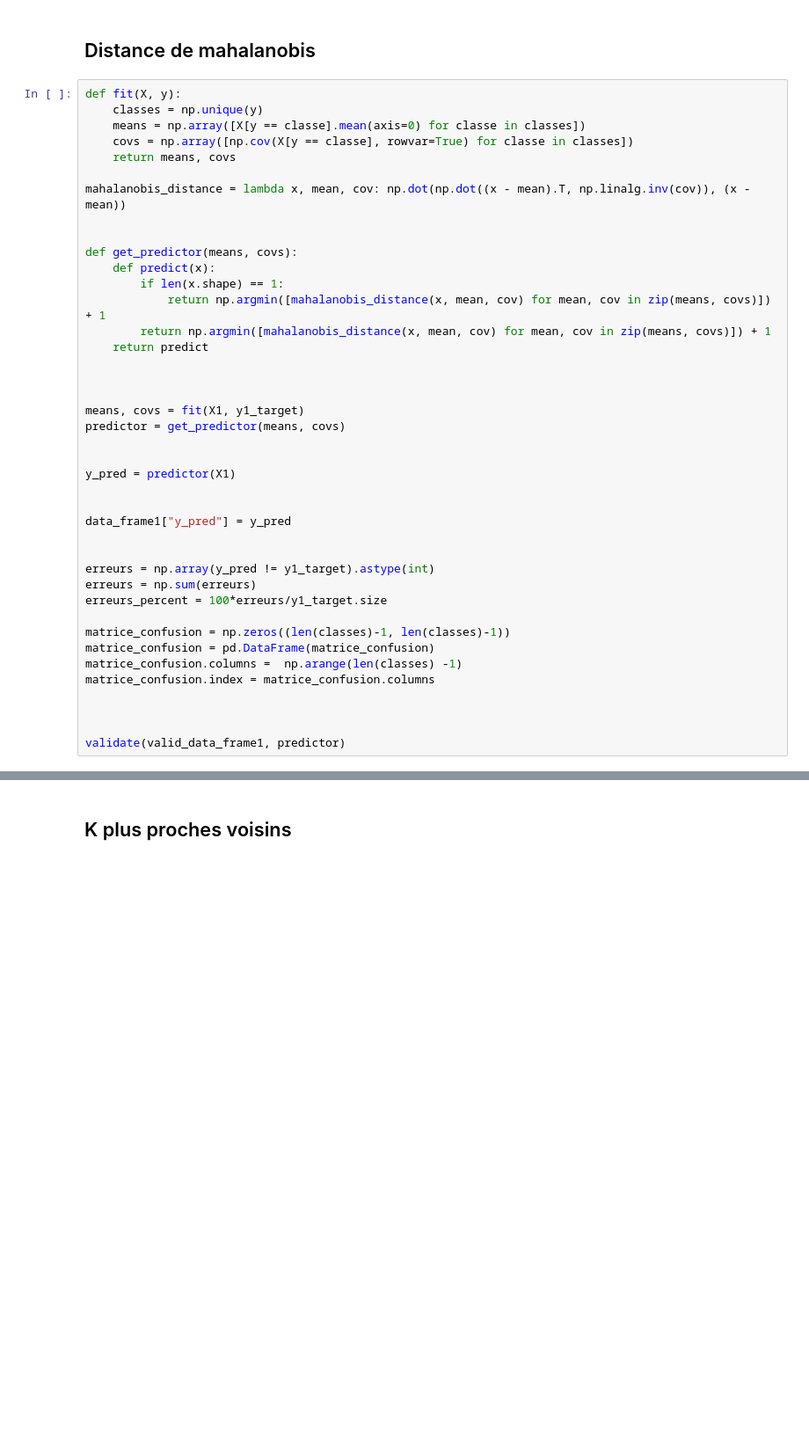
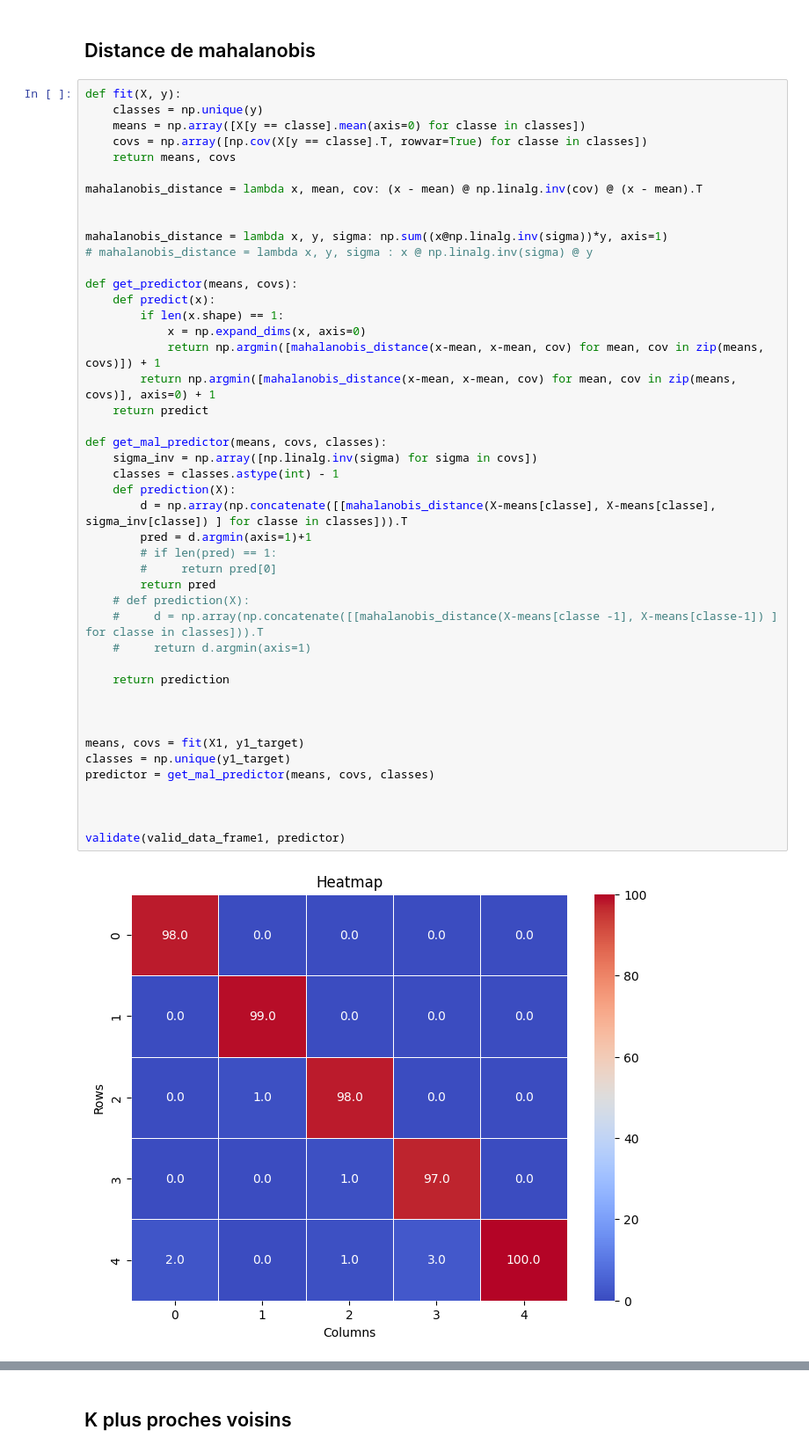
Before and after one commit to ba-talibe/TP_TH_Bayiesienne_Decision, a Jupyter notebook: M1_SD/Apprentissage Automatique.ipynb, the cells around one changed output, grey strips where cells are left out. Shown at 88% size. Drawn from its saved outputs; the diff is of its cells as text; blank space fills up the shorter version.

Commit message:
added mahalanobis gaussian modele

```diff
--- a/M1_SD/Apprentissage Automatique.ipynb
+++ b/M1_SD/Apprentissage Automatique.ipynb
@@ -234,42 +260,47 @@ plot_decision(x1_min, x1_max, x2_min, x2_max, predictor, sample=300)
 # %%
 def fit(X, y):
     classes = np.unique(y)
     means = np.array([X[y == classe].mean(axis=0) for classe in classes])
-    covs = np.array([np.cov(X[y == classe], rowvar=True) for classe in classes])
+    covs = np.array([np.cov(X[y == classe].T, rowvar=True) for classe in classes])
     return means, covs
 
-mahalanobis_distance = lambda x, mean, cov: np.dot(np.dot((x - mean).T, np.linalg.inv(cov)), (x - mean))
+mahalanobis_distance = lambda x, mean, cov: (x - mean) @ np.linalg.inv(cov) @ (x - mean).T
 
+
+mahalanobis_distance = lambda x, y, sigma: np.sum((x@np.linalg.inv(sigma))*y, axis=1)
+# mahalanobis_distance = lambda x, y, sigma : x @ np.linalg.inv(sigma) @ y
 
 def get_predictor(means, covs):
     def predict(x):
         if len(x.shape) == 1:
-            return np.argmin([mahalanobis_distance(x, mean, cov) for mean, cov in zip(means, covs)]) + 1
-        return np.argmin([mahalanobis_distance(x, mean, cov) for mean, cov in zip(means, covs)]) + 1
+            x = np.expand_dims(x, axis=0)
+            return np.argmin([mahalanobis_distance(x-mean, x-mean, cov) for mean, cov in zip(means, covs)]) + 1
+        return np.argmin([mahalanobis_distance(x-mean, x-mean, cov) for mean, cov in zip(means, covs)], axis=0) + 1
     return predict
+
+def get_mal_predictor(means, covs, classes):
+    sigma_inv = np.array([np.linalg.inv(sigma) for sigma in covs])
+    classes = classes.astype(int) - 1
+    def prediction(X):
+        d = np.array(np.concatenate([[mahalanobis_distance(X-means[classe], X-means[classe], sigma_inv[classe]) ] for classe in classes])).T
+        pred = d.argmin(axis=1)+1
+        # if len(pred) == 1:
+        #     return pred[0]
+        return pred
+    # def prediction(X):
+    #     d = np.array(np.concatenate([[mahalanobis_distance(X-means[classe -1], X-means[classe-1]) ] for classe in classes])).T
+    #     return d.argmin(axis=1)
+
+    return prediction
 
 
 
 means, covs = fit(X1, y1_target)
-predictor = get_predictor(means, covs)
-
-
-y_pred = predictor(X1)
-
-
-data_frame1["y_pred"] = y_pred
-
-
-erreurs = np.array(y_pred != y1_target).astype(int)
-erreurs = np.sum(erreurs)
-erreurs_percent = 100*erreurs/y1_target.size
-
-matrice_confusion = np.zeros((len(classes)-1, len(classes)-1))
-matrice_confusion = pd.DataFrame(matrice_confusion)
-matrice_confusion.columns =  np.arange(len(classes) -1)
-matrice_confusion.index = matrice_confusion.columns
+classes = np.unique(y1_target)
+predictor = get_mal_predictor(means, covs, classes)
 
 
 
 validate(valid_data_frame1, predictor)
 # %% [output]
+[figure, added]
```
Also changed, not shown: parts of 5 cells of this notebook.
